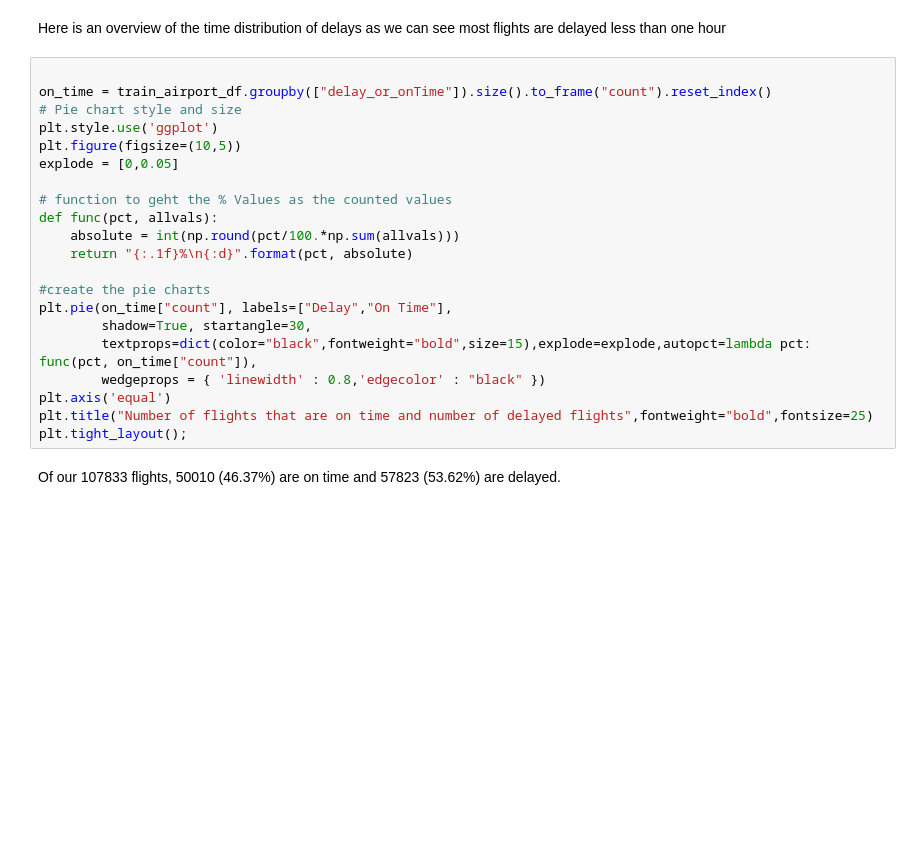
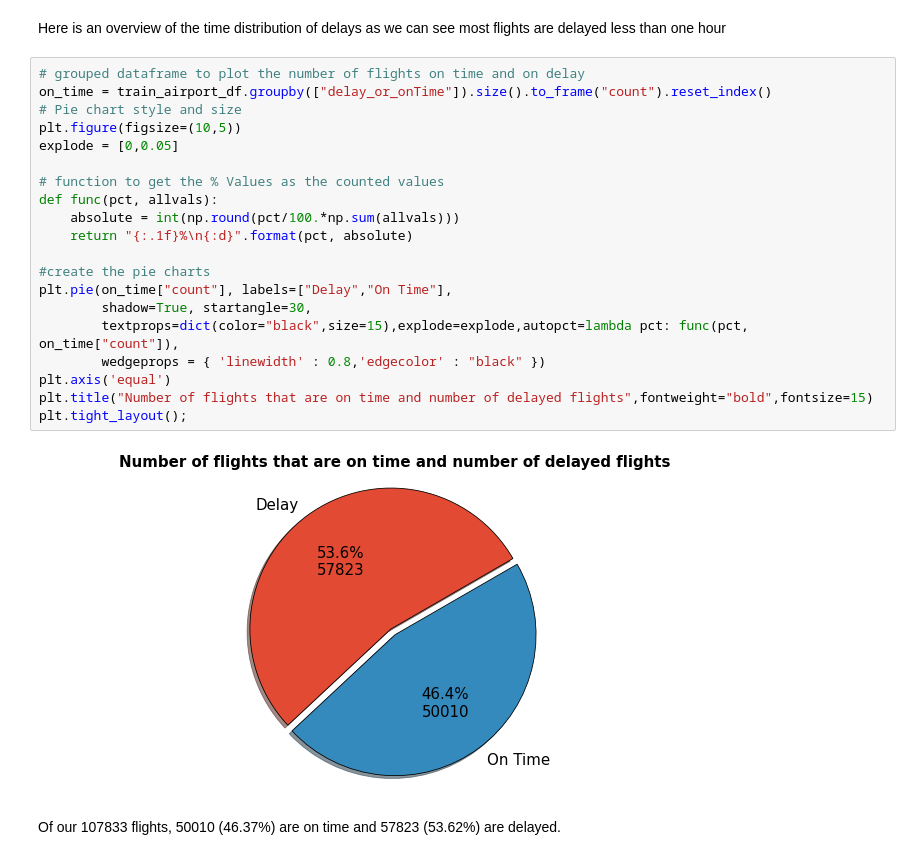
Before and after one commit to MalinSoetbeer/flight_delayed_challenge, a Jupyter notebook: flight_delayed_evo.ipynb, the cells around one changed output. Saved outputs shown, nothing was run; the diff lists cells and outputs as text; blank space fills up the shorter version.

```diff
--- a/flight_delayed_evo.ipynb
+++ b/flight_delayed_evo.ipynb
@@ -284,26 +305,27 @@ plt.ylabel("Counts", fontsize=20);
 # %% [markdown]
 Here is an overview of the time distribution of delays as we can see most flights are delayed less than one hour
 # %%
-
+# grouped dataframe to plot the number of flights on time and on delay
 on_time = train_airport_df.groupby(["delay_or_onTime"]).size().to_frame("count").reset_index()
 # Pie chart style and size
-plt.style.use('ggplot')
 plt.figure(figsize=(10,5))
 explode = [0,0.05]
 
-# function to geht the % Values as the counted values
+# function to get the % Values as the counted values
 def func(pct, allvals):
     absolute = int(np.round(pct/100.*np.sum(allvals)))
     return "{:.1f}%\n{:d}".format(pct, absolute)
 
 #create the pie charts
 plt.pie(on_time["count"], labels=["Delay","On Time"],
         shadow=True, startangle=30,
-        textprops=dict(color="black",fontweight="bold",size=15),explode=explode,autopct=lambda pct: func(pct, on_time["count"]),
+        textprops=dict(color="black",size=15),explode=explode,autopct=lambda pct: func(pct, on_time["count"]),
         wedgeprops = { 'linewidth' : 0.8,'edgecolor' : "black" })
 plt.axis('equal')
-plt.title("Number of flights that are on time and number of delayed flights",fontweight="bold",fontsize=25)
+plt.title("Number of flights that are on time and number of delayed flights",fontweight="bold",fontsize=15)
 plt.tight_layout();
+# %% [output]
+[figure, added]
 # %% [markdown]
 Of our 107833 flights, 50010 (46.37%) are on time and 57823 (53.62%) are delayed.
 # %% [markdown]
```
Also changed, not shown: parts of 9 cells of this notebook.
